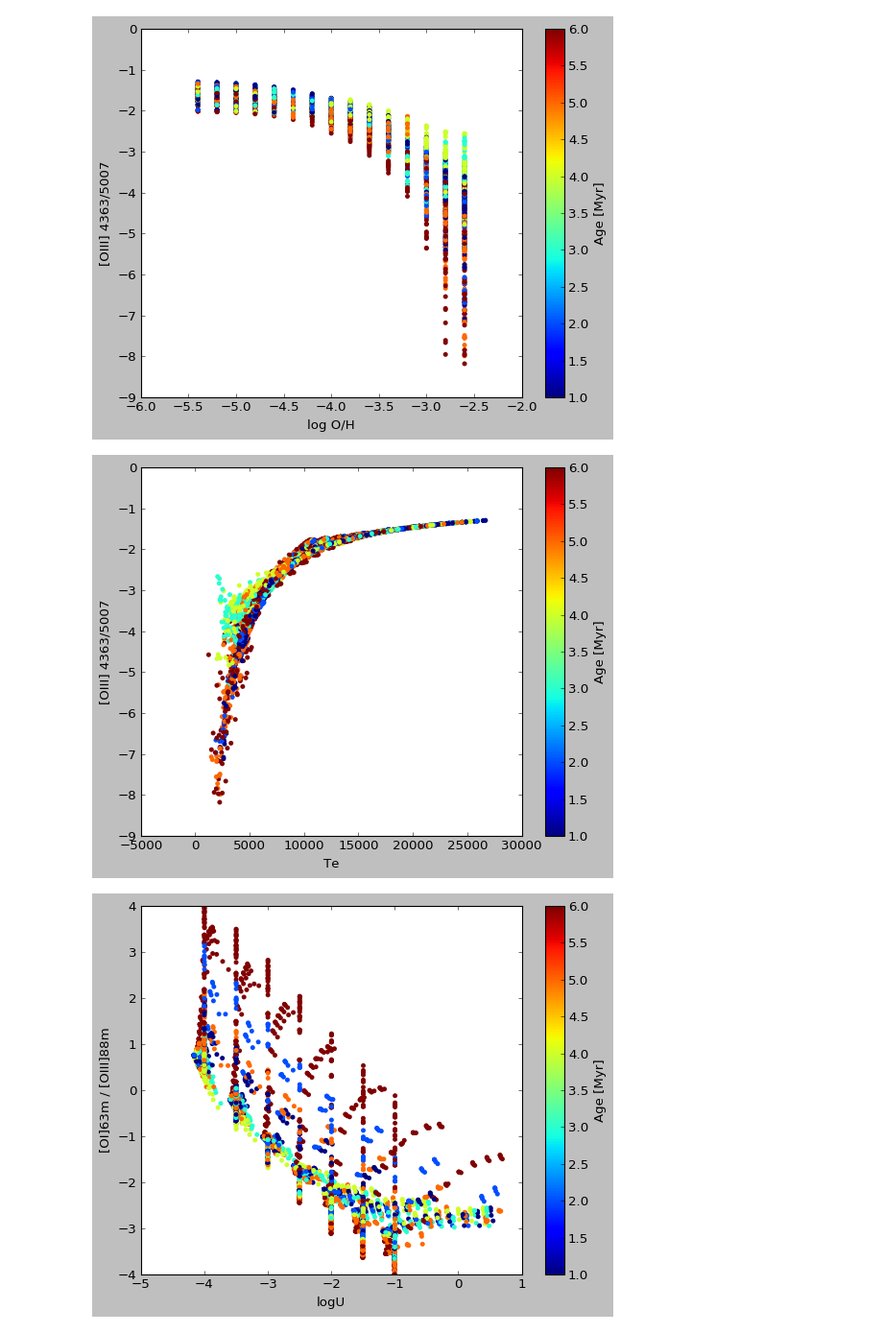
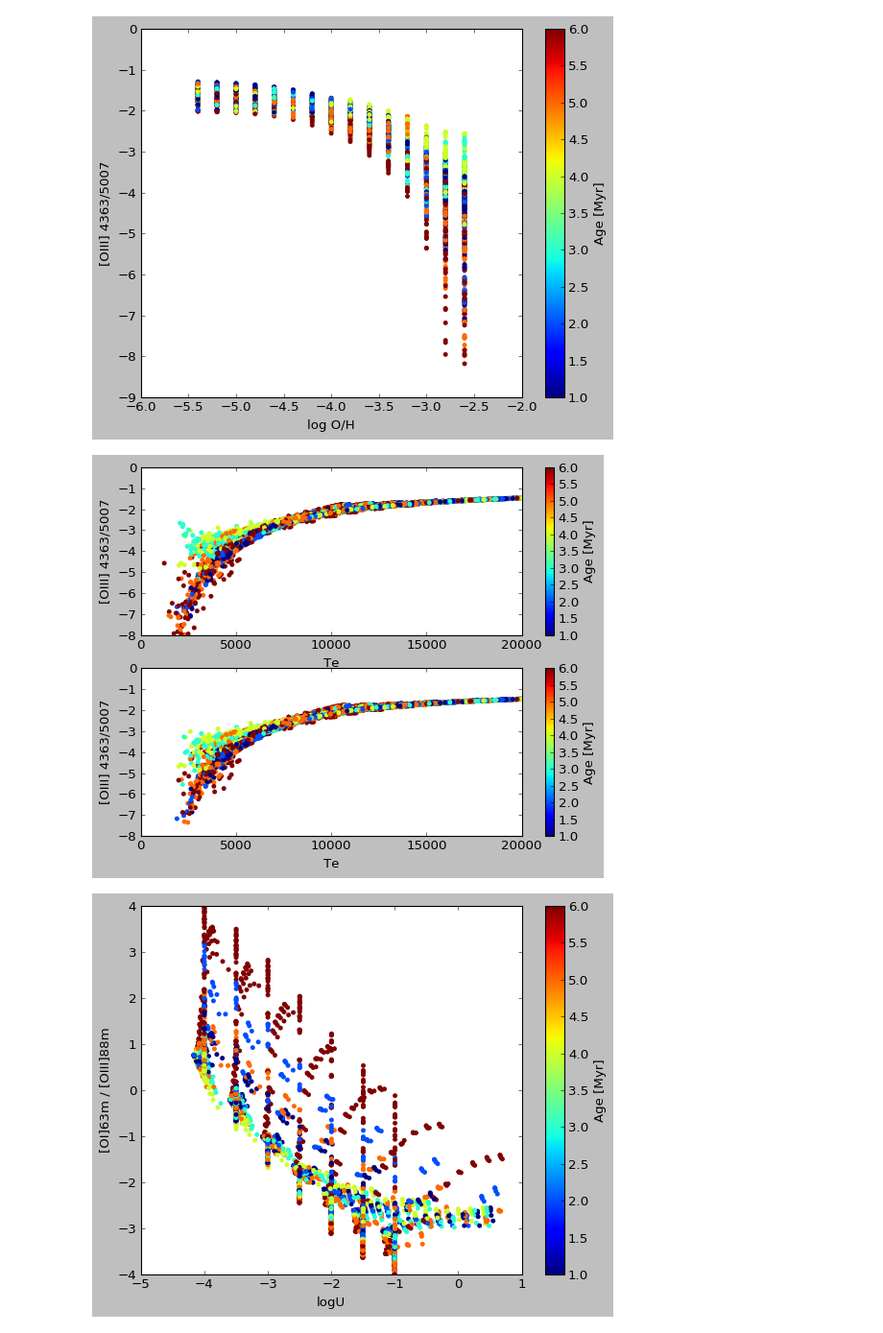
Before and after one commit to Morisset/Cloudy_Summer_School, a Jupyter notebook: Notebooks/explore_3MdB.ipynb, the cells around one changed output. Shown at 96% size. Saved outputs shown, nothing was run; the diff lists cells and outputs as text; code cells hidden in the pictures.

```diff
--- a/Notebooks/explore_3MdB.ipynb
+++ b/Notebooks/explore_3MdB.ipynb
@@ -79,6 +79,7 @@ HE_2__4686A as He2,
 TOTL__3727A as O2,
 O__3__5007A as O3,
 TOTL__4363A as O3a,
+REC___4363A as O3ar,
 N__2__6584A  as N2,
 O__1__6300A  as O1,
 O__1_6317M as O1IR,
@@ -126,17 +127,28 @@ cb = plt.colorbar(cax)
 cb.set_label('Age [Myr]')
 # %% [output]
 [figure]
-# %%
-f, ax = plt.subplots()
-cax = ax.scatter(res4['Te'],
-           np.log10(res4['O3a']/res4['O3']),
-          c=res4['age']/1e6, edgecolor='');
-ax.set_xlabel('Te')
-ax.set_ylabel('[OIII] 4363/5007')
-cb = plt.colorbar(cax)
-cb.set_label('Age [Myr]')
-# %% [output]
-[figure, removed]
+# %%
+f, (ax1, ax2) = plt.subplots(2,1)
+cax1 = ax1.scatter(res4['Te'],
+           np.log10((res4['O3a'])/res4['O3']),
+          c=res4['age']/1e6, edgecolor='');
+ax1.set_xlabel('Te')
+ax1.set_ylabel('[OIII] 4363/5007')
+cb1 = plt.colorbar(cax1, ax=ax1)
+cb1.set_label('Age [Myr]')
+ax1.set_xlim((0, 20000))
+ax1.set_ylim((-8, 0))
+cax2 = ax2.scatter(res4['Te'],
+           np.log10((res4['O3a']-res4['O3ar'])/res4['O3']),
+          c=res4['age']/1e6, edgecolor='');
+ax2.set_xlabel('Te')
+ax2.set_ylabel('[OIII] 4363/5007')
+cb2 = plt.colorbar(cax2, ax=ax2)
+cb2.set_label('Age [Myr]')
+ax2.set_xlim((0, 20000))
+ax2.set_ylim((-8, 0));
+# %% [output]
+[figure, added]
 # %%
 f, ax = plt.subplots()
 cax = ax.scatter(res4['logU_mean'],
```
